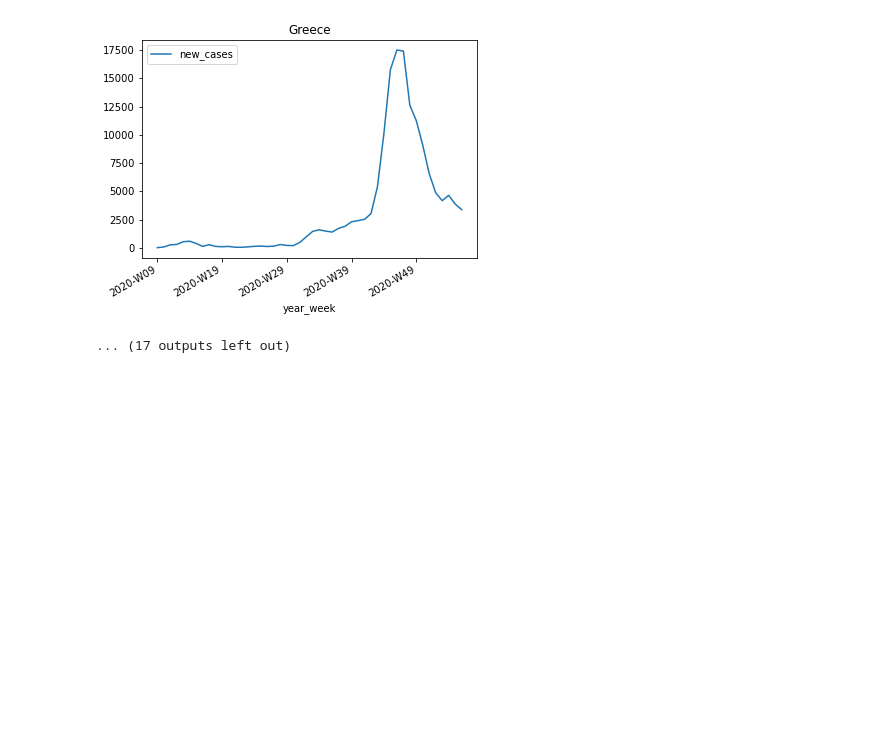
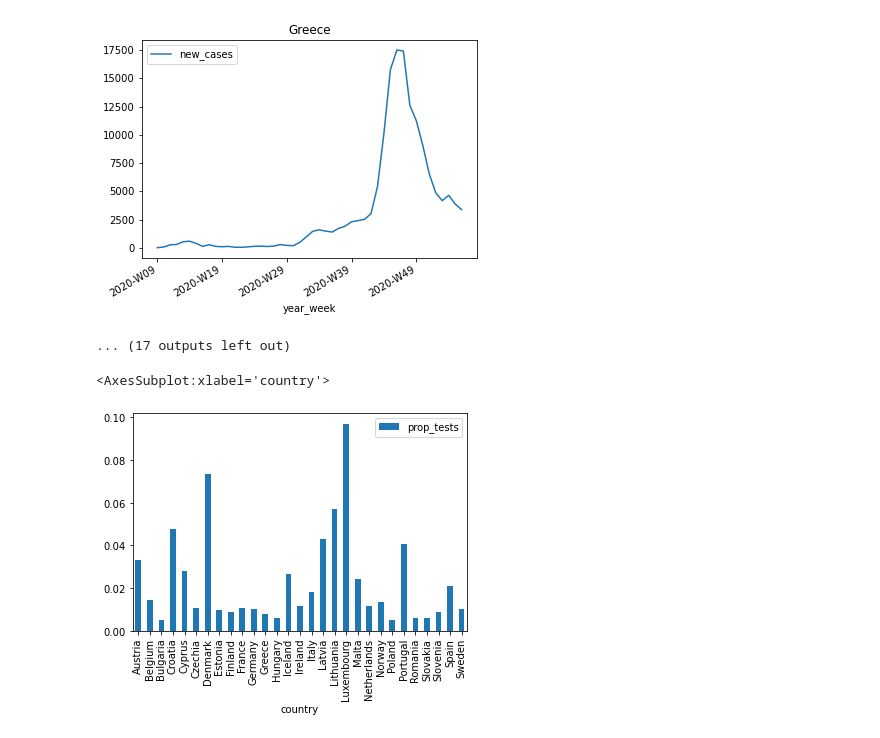
Before and after one commit to aswarth123/Hacklytics2021, a Jupyter notebook: testing_data_EDA.ipynb, the cells around one changed output. Drawn from its saved outputs; the diff is of its cells as text; code cells hidden in the pictures; blank space fills up the shorter version.

```diff
--- a/testing_data_EDA.ipynb
+++ b/testing_data_EDA.ipynb
@@ -171,3 +177,13 @@ for country in countries:
 [figure]
 [figure]
 ... (17 outputs left out)
+# %%
+df = df.assign(prop_tests = df.get('tests_done')/df.get('population'))
+# %%
+#country vs mean proportion of tests to population
+df_9 = df.groupby('country').mean()
+df_9 = df_9.reset_index()
+df_9.plot.bar(x = 'country', y = 'prop_tests')
+# %% [output]
+<AxesSubplot:xlabel='country'>
+[figure, added]
```
Also changed, not shown: parts of 6 cells of this notebook.
